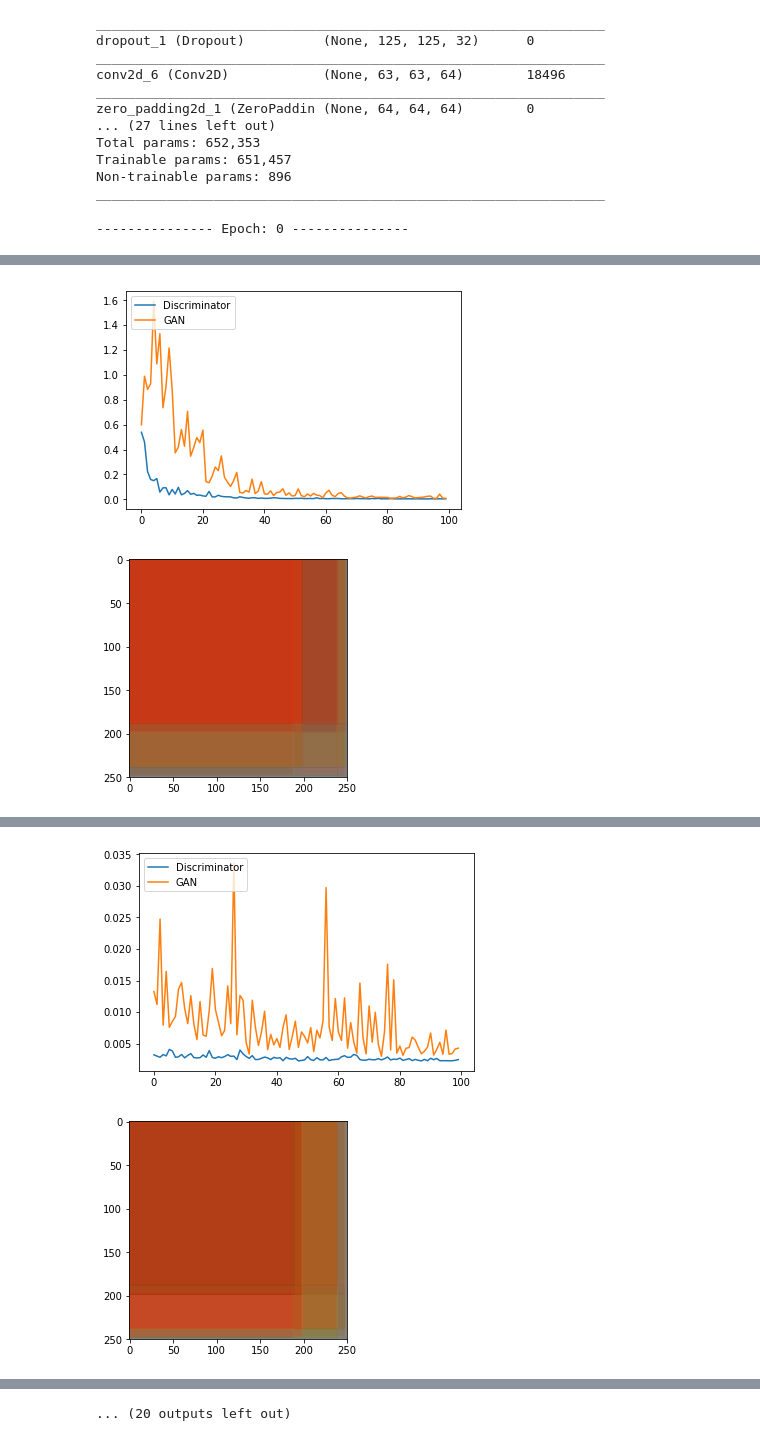
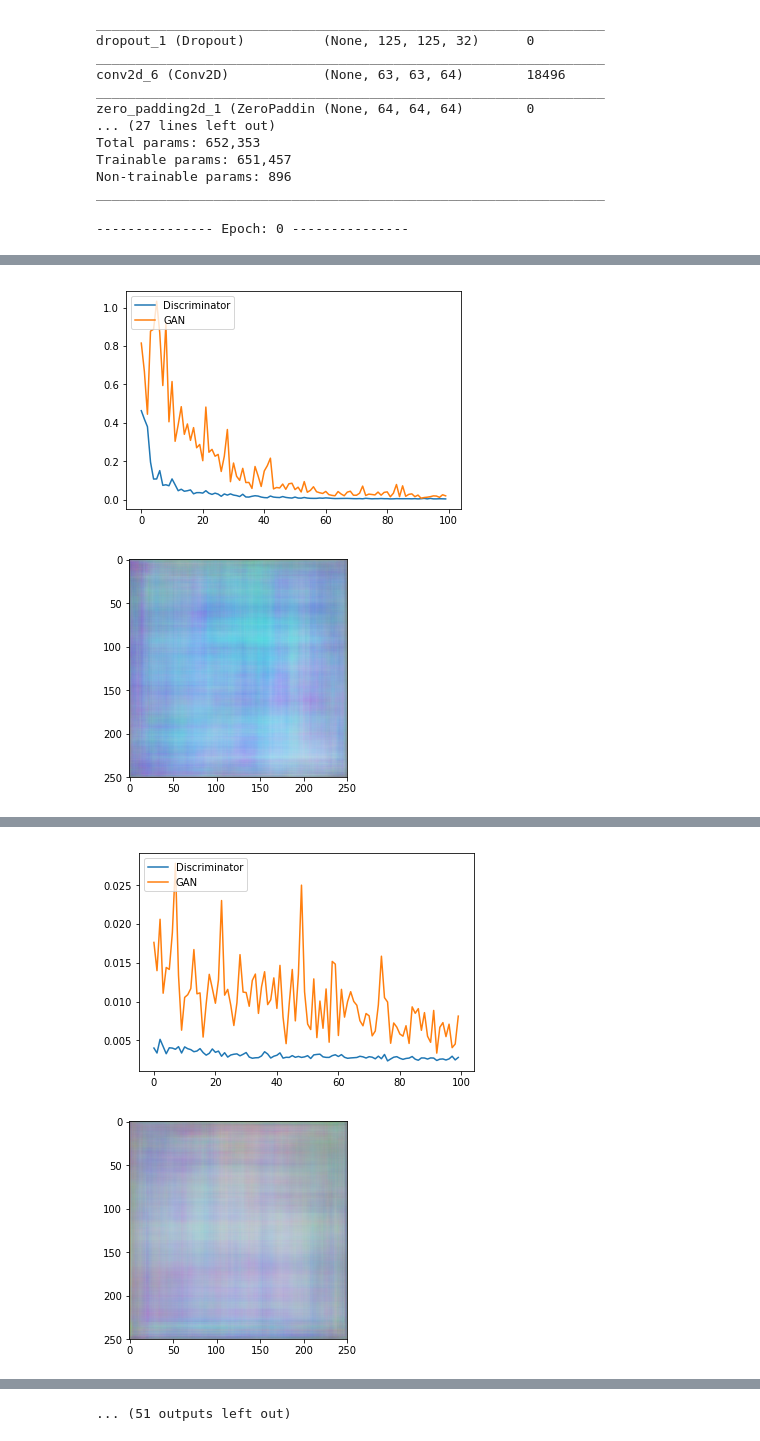
Before and after one commit to arjung128/deep-learning-experiments, a Jupyter notebook: FaceGAN.ipynb, the cells around one changed output, grey strips where cells are left out. Saved outputs shown, nothing was run; the diff lists cells and outputs as text; code cells hidden in the pictures.

Commit message:
changed discriminator model

```diff
--- a/FaceGAN.ipynb
+++ b/FaceGAN.ipynb
@@ -92,17 +92,19 @@ generator = Sequential()
 # --------------------------------------------------------------------------------------------------
 
 generator.add(UpSampling2D(size=(5, 5), input_shape=input_shape)) # 100 x 5 x 5
-generator.add(Conv2D(64,(2,2),activation='relu',padding='same')) # 64 x 5 x 5
+generator.add(Conv2D(64,(5,5),activation='relu',padding='same')) # 64 x 5 x 5
 # try adding strides=(2, 2)
 
 generator.add(UpSampling2D(5)) # 64 x 25 x 25
-generator.add(Conv2D(128,(2,2),activation='relu',padding='same')) # 128 x 25 x 25
+generator.add(Conv2D(128,(5,5),activation='relu',padding='same')) # 128 x 25 x 25
 
 generator.add(UpSampling2D(5)) # 128 x 125 x 125
-generator.add(Conv2D(256,(2,2),activation='relu',padding='same')) # 256 x 125 x 125
+generator.add(Conv2D(256,(5,5),activation='relu',padding='same')) # 256 x 125 x 125
 
 generator.add(UpSampling2D(2)) # 256 x 250 x 250
-generator.add(Conv2D(3,(2,2),activation='tanh',padding='same')) # 3 x 250 x 250
+generator.add(Conv2D(3,(5,5),activation='tanh',padding='same')) # 3 x 250 x 250
+
+# changed kernal size from (2, 2) to (5, 5) for noisy instead of structured generation
 
 # --------------------------------------------------------------------------------------------------
 
@@ -225,11 +227,11 @@ gan_input = Input(shape=input_shape)
 
 gan = Model(inputs = gan_input, outputs = discriminator(generator(gan_input)) )
 
-gan.compile(loss='binary_crossentropy', optimizer=Adam(lr=0.00002, beta_1=0.5))
+gan.compile(loss='binary_crossentropy', optimizer=Adam(lr=0.00001, beta_1=0.5))
 
-discriminator.compile(loss='binary_crossentropy', optimizer=Adam(lr=0.00002, beta_1=0.5))
+discriminator.compile(loss='binary_crossentropy', optimizer=Adam(lr=0.00001, beta_1=0.5))
 # %%
-epochs = 10
+epochs = 30
 batch_size = 10
 
 for i in range(epochs):
@@ -336,4 +338,4 @@ Discriminator loss: 0.0032609466, GAN loss: 0.010362806
 
 Loss History:
-[figure, old version]
+[figure, new version]
-[figure, old version]
+[figure, new version]
@@ -355,4 +357,4 @@ Discriminator loss: 0.0022646994, GAN loss: 0.0044348678
 
 Loss History:
-[figure, old version]
+[figure, new version]
-[figure, old version]
+[figure, new version]
@@ -396,4 +398,4 @@ Loss History:
-... (20 outputs left out)
+... (51 outputs left out)
 # %%
 # # Display a sample of the results
 # examples = 5
```
Also changed, not shown: parts of 2 cells of this notebook.
